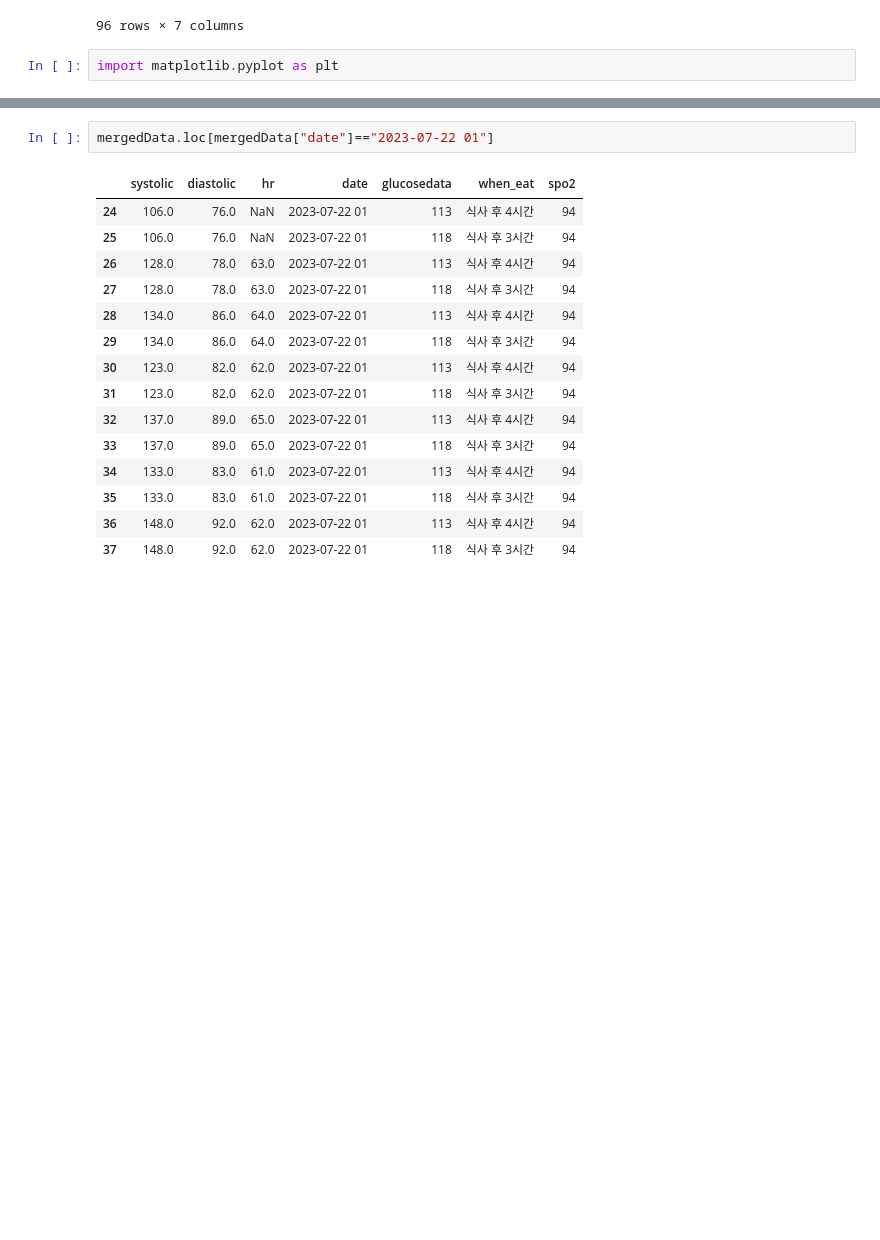
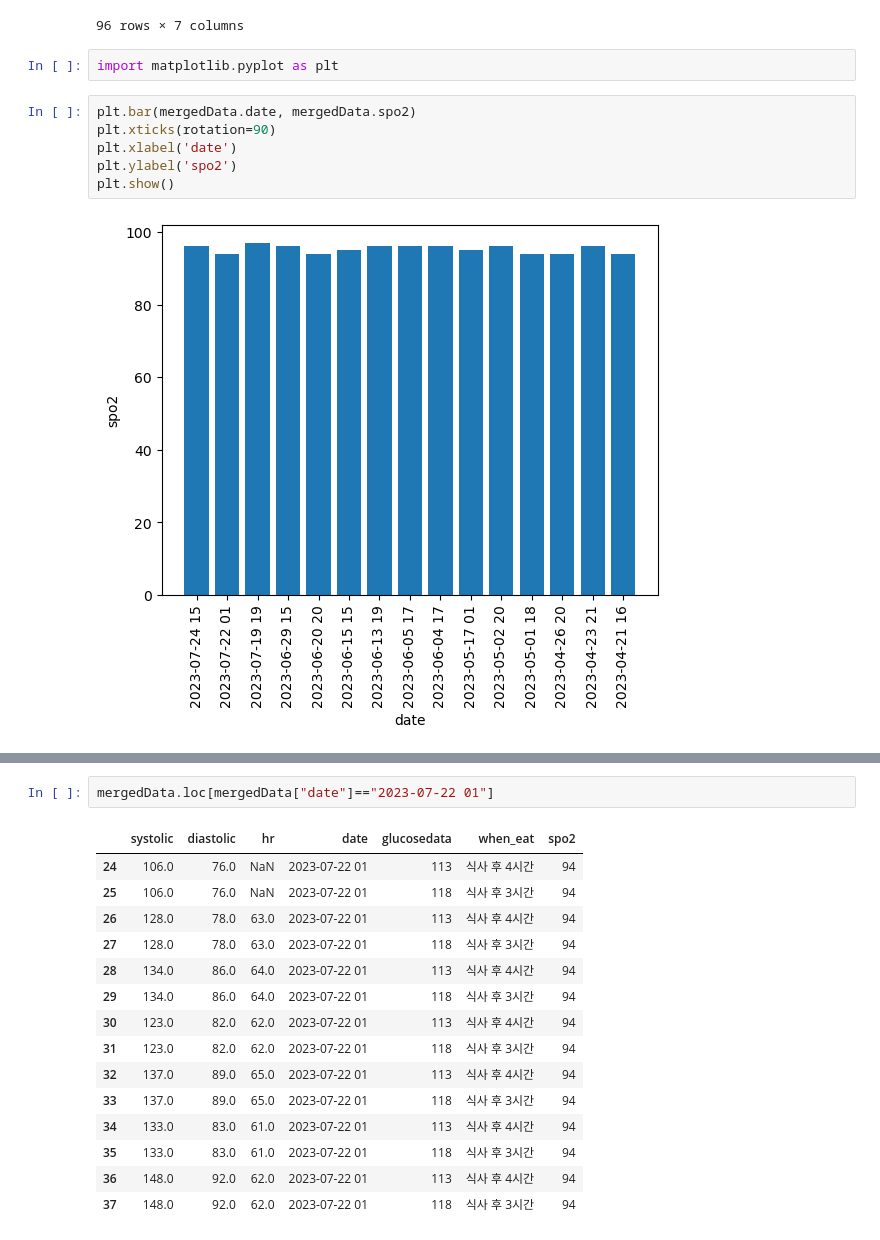
Before and after one commit to GitHayang/python, a Jupyter notebook: 미완성/healthData.ipynb, the cells around one changed output, grey strips where cells are left out. Saved outputs shown, nothing was run; the diff lists cells and outputs as text; blank space fills up the shorter version.

```diff
--- a/미완성/healthData.ipynb
+++ b/미완성/healthData.ipynb
@@ -531,3 +531,11 @@ mergedData
 96 rows × 7 columns
 # %%
 import matplotlib.pyplot as plt
+# %%
+plt.bar(mergedData.date, mergedData.spo2)
+plt.xticks(rotation=90)
+plt.xlabel('date')
+plt.ylabel('spo2')
+plt.show()
+# %% [output]
+[figure, added]
```
Also changed, not shown: parts of 7 cells of this notebook.
